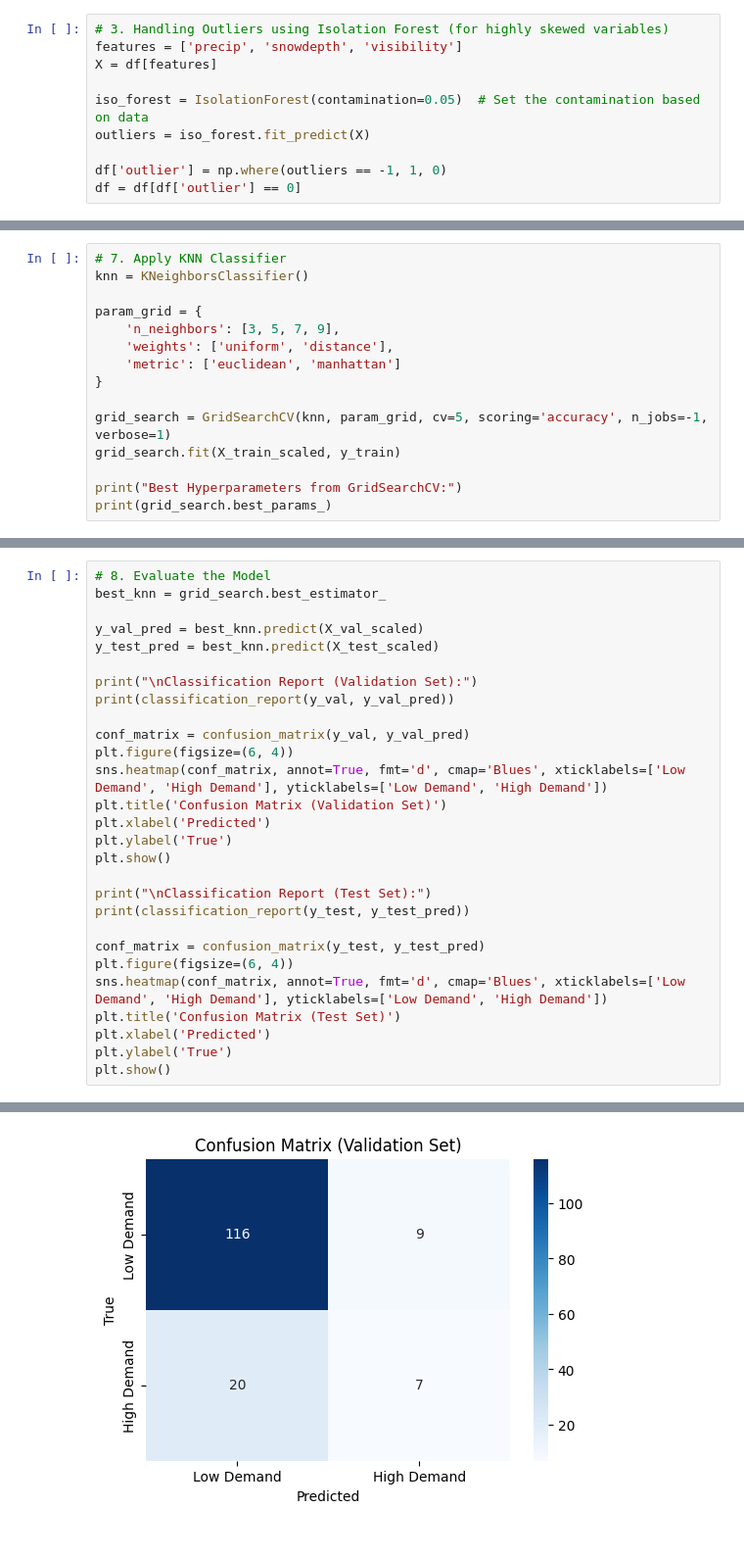
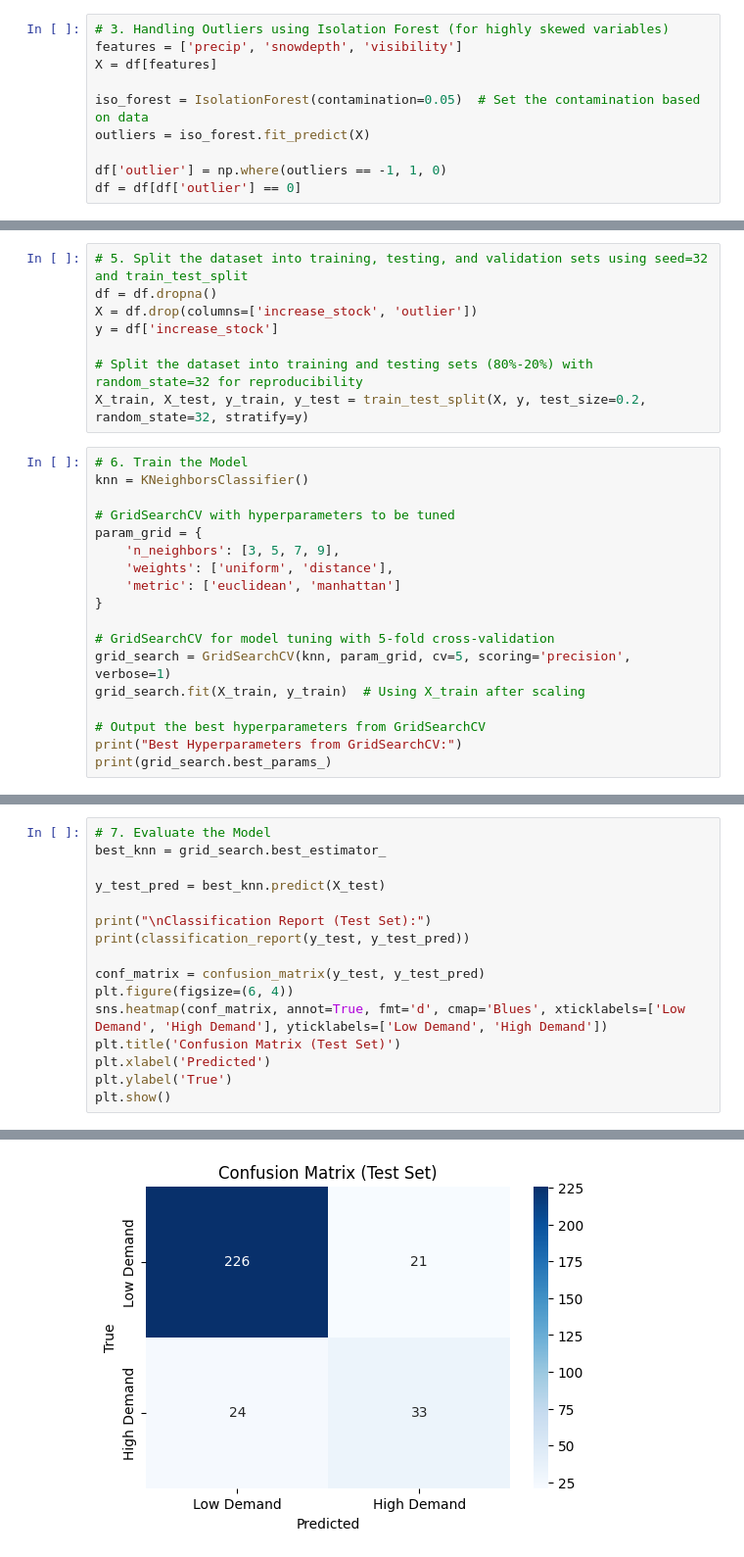
Before and after one commit to Abhinav-Ramalingam/SML, a Jupyter notebook: coding/project/model_knn.ipynb, the cells around one changed output, grey strips where cells are left out. Shown at 98% size. Drawn from its saved outputs; the diff is of its cells as text.

```diff
--- a/coding/project/model_knn.ipynb
+++ b/coding/project/model_knn.ipynb
@@ -116,16 +165,27 @@ X_test_scaled = scaler.transform(X_test)
+# %%
+# 5. Split the dataset into training, testing, and validation sets using seed=32 and train_test_split
+df = df.dropna()
+X = df.drop(columns=['increase_stock', 'outlier'])
+y = df['increase_stock']
+
+# Split the dataset into training and testing sets (80%-20%) with random_state=32 for reproducibility
+X_train, X_test, y_train, y_test = train_test_split(X, y, test_size=0.2, random_state=32, stratify=y)
 # %%
-# 7. Apply KNN Classifier
+# 6. Train the Model
 knn = KNeighborsClassifier()
 
+# GridSearchCV with hyperparameters to be tuned
 param_grid = {
     'n_neighbors': [3, 5, 7, 9],
     'weights': ['uniform', 'distance'],
     'metric': ['euclidean', 'manhattan']
 }
 
-grid_search = GridSearchCV(knn, param_grid, cv=5, scoring='accuracy', n_jobs=-1, verbose=1)
-grid_search.fit(X_train_scaled, y_train)
+# GridSearchCV for model tuning with 5-fold cross-validation
+grid_search = GridSearchCV(knn, param_grid, cv=5, scoring='precision', verbose=1)
+grid_search.fit(X_train, y_train)  # Using X_train after scaling
 
+# Output the best hyperparameters from GridSearchCV
 print("Best Hyperparameters from GridSearchCV:")
 print(grid_search.best_params_)
 # %% [output]
@@ -135,20 +195,8 @@ Best Hyperparameters from GridSearchCV:
 # %%
-# 8. Evaluate the Model
+# 7. Evaluate the Model
 best_knn = grid_search.best_estimator_
 
-y_val_pred = best_knn.predict(X_val_scaled)
-y_test_pred = best_knn.predict(X_test_scaled)
-
-print("\nClassification Report (Validation Set):")
-print(classification_report(y_val, y_val_pred))
-
-conf_matrix = confusion_matrix(y_val, y_val_pred)
-plt.figure(figsize=(6, 4))
-sns.heatmap(conf_matrix, annot=True, fmt='d', cmap='Blues', xticklabels=['Low Demand', 'High Demand'], yticklabels=['Low Demand', 'High Demand'])
-plt.title('Confusion Matrix (Validation Set)')
-plt.xlabel('Predicted')
-plt.ylabel('True')
-plt.show()
+y_test_pred = best_knn.predict(X_test)
 
 print("\nClassification Report (Test Set):")
 print(classification_report(y_test, y_test_pred))
@@ -173 +221 @@ weighted avg       0.78      0.81      0.79       152
-[figure, old version]
+[figure, new version]
```
Also changed, not shown: parts of 11 cells of this notebook.
